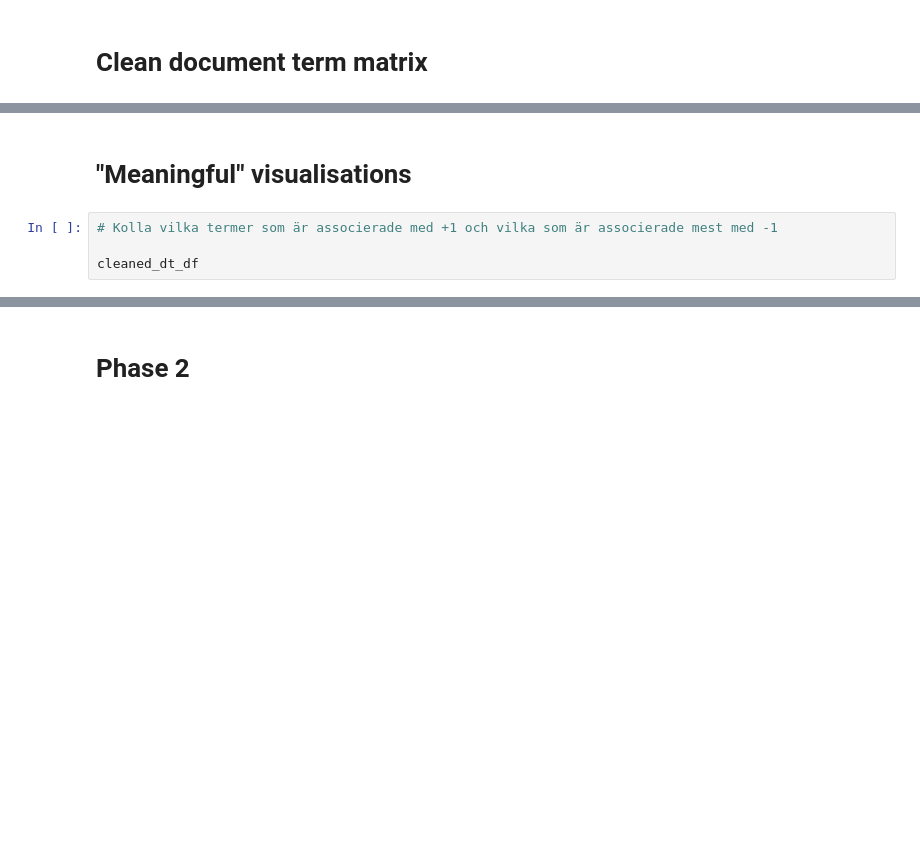
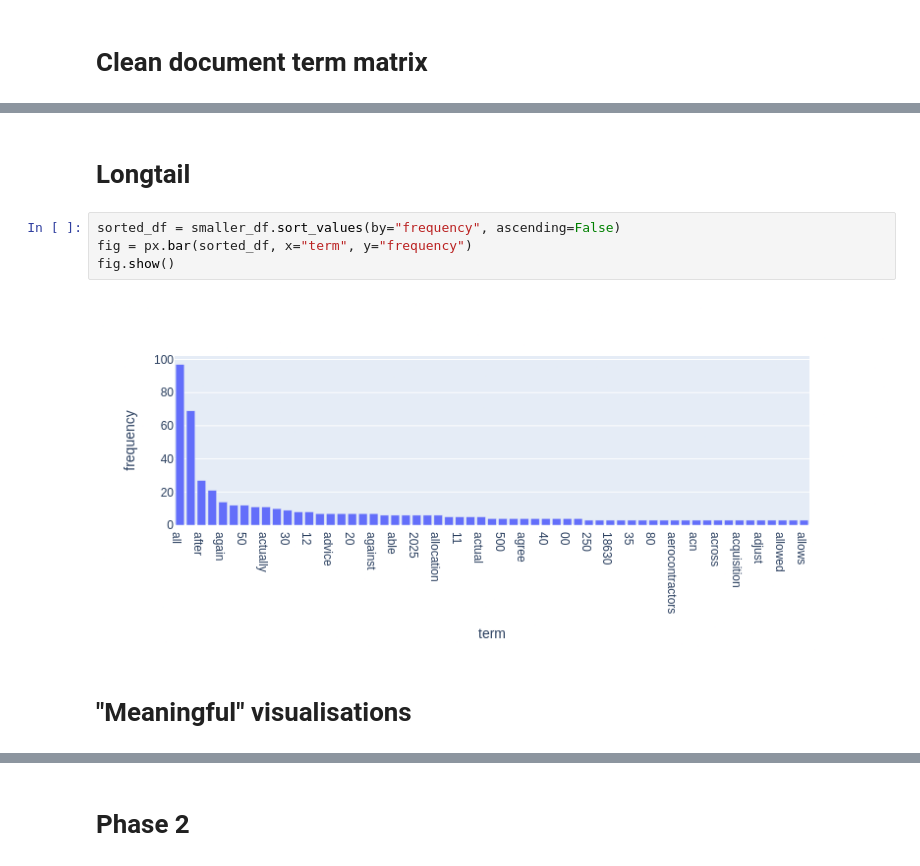
Before and after one commit to v1d4r1337/DM2025-Lab1-Exercise, a Jupyter notebook: DM2025-Lab1-Homework.ipynb, the cells around one changed output, grey strips where cells are left out. Saved outputs shown, nothing was run; the diff lists cells and outputs as text; blank space fills up the shorter version.

```diff
--- a/DM2025-Lab1-Homework.ipynb
+++ b/DM2025-Lab1-Homework.ipynb
@@ -238,6 +275,10 @@ print(cleaned_dt_df)
+# %% [markdown]
+# Longtail
+# %%
+sorted_df = smaller_df.sort_values(by="frequency", ascending=False)
+fig = px.bar(sorted_df, x="term", y="frequency")
+fig.show()
+# %% [output]
+[figure, added]
 # %% [markdown]
 # "Meaningful" visualisations
-# %%
-# Kolla vilka termer som är associerade med +1 och vilka som är associerade mest med -1
-
-cleaned_dt_df
```
Also changed, not shown: parts of 18 cells of this notebook, 3 other files.
